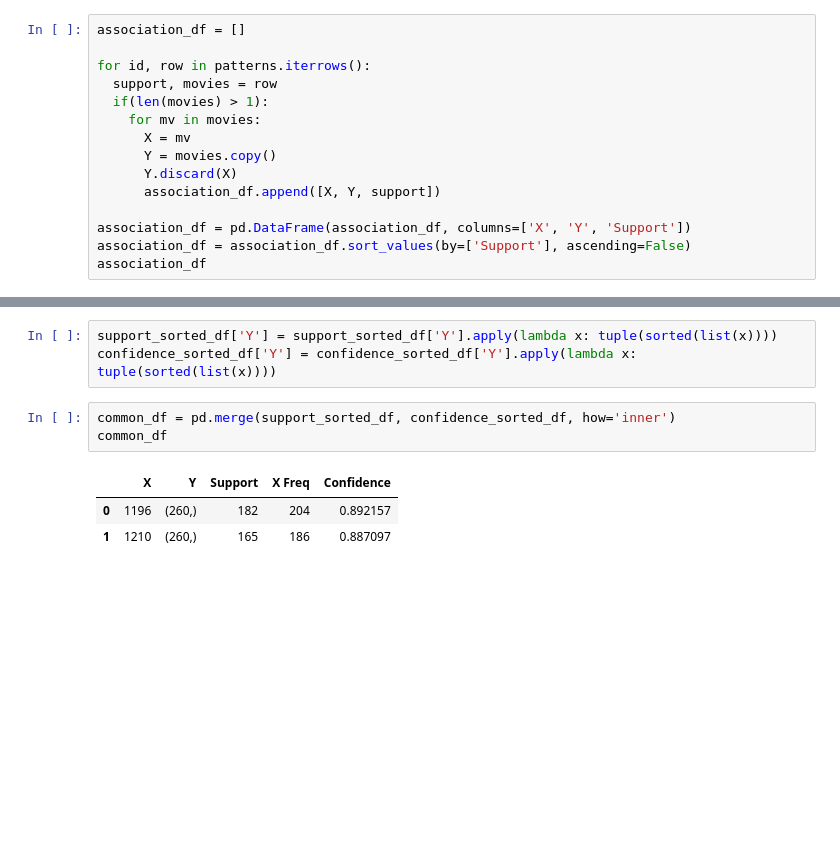
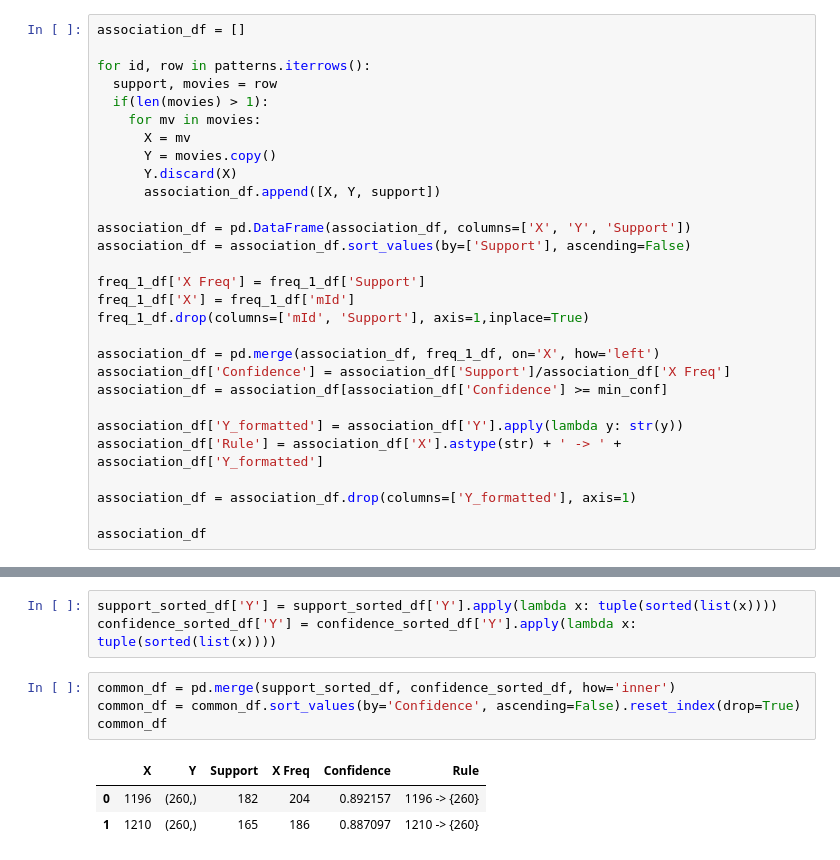
Before and after one commit to Data-Analytics-IIITH/A3, a Jupyter notebook: 3_recommender.ipynb, the cells around one changed output, grey strips where cells are left out. Cells and saved outputs as stored; diff of their text form; blank space fills up the shorter version.

```diff
--- a/3_recommender.ipynb
+++ b/3_recommender.ipynb
@@ -478,5 +478,19 @@ for id, row in patterns.iterrows():
 
 association_df = pd.DataFrame(association_df, columns=['X', 'Y', 'Support'])
 association_df = association_df.sort_values(by=['Support'], ascending=False)
+
+freq_1_df['X Freq'] = freq_1_df['Support']
+freq_1_df['X'] = freq_1_df['mId']
+freq_1_df.drop(columns=['mId', 'Support'], axis=1,inplace=True)
+
+association_df = pd.merge(association_df, freq_1_df, on='X', how='left')
+association_df['Confidence'] = association_df['Support']/association_df['X Freq']
+association_df = association_df[association_df['Confidence'] >= min_conf]
+
+association_df['Y_formatted'] = association_df['Y'].apply(lambda y: str(y))
+association_df['Rule'] = association_df['X'].astype(str) + ' -> ' + association_df['Y_formatted']
+
+association_df = association_df.drop(columns=['Y_formatted'], axis=1)
+
 association_df
 # %% [output]
@@ -556,8 +562,9 @@ support_sorted_df['Y'] = support_sorted_df['Y'].apply(lambda x: tuple(sorted(lis
 confidence_sorted_df['Y'] = confidence_sorted_df['Y'].apply(lambda x: tuple(sorted(list(x))))
 # %%
 common_df = pd.merge(support_sorted_df, confidence_sorted_df, how='inner')
+common_df = common_df.sort_values(by='Confidence', ascending=False).reset_index(drop=True)
 common_df
 # %% [output]
-|  | X | Y | Support | X Freq | Confidence |
-| 0 | 1196 | (260,) | 182 | 204 | 0.892157 |
-| 1 | 1210 | (260,) | 165 | 186 | 0.887097 |
+|  | X | Y | Support | X Freq | Confidence | Rule |
+| 0 | 1196 | (260,) | 182 | 204 | 0.892157 | 1196 -> {260} |
+| 1 | 1210 | (260,) | 165 | 186 | 0.887097 | 1210 -> {260} |
```
Also changed, not shown: parts of 7 cells of this notebook, 5 other files.
